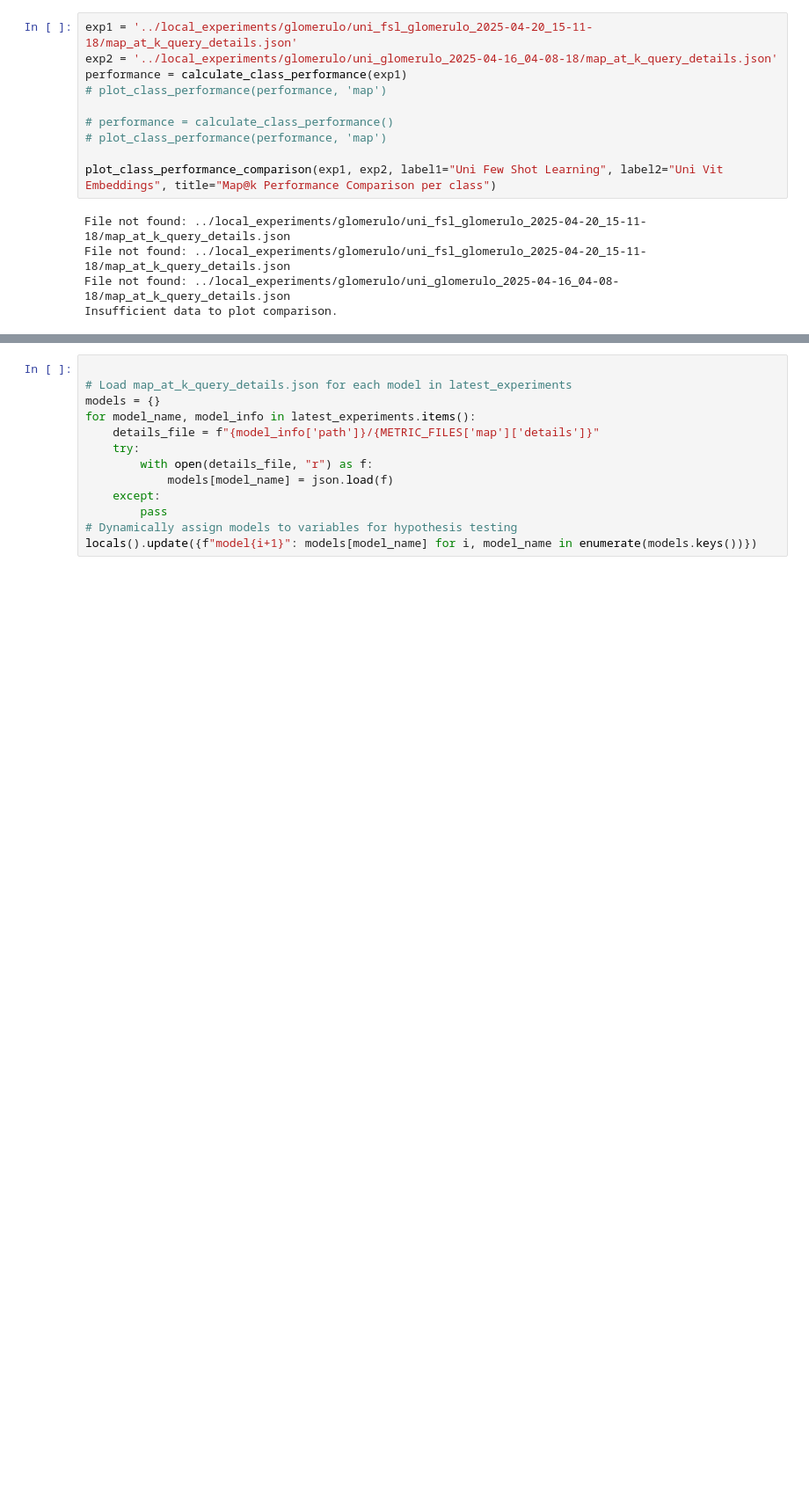
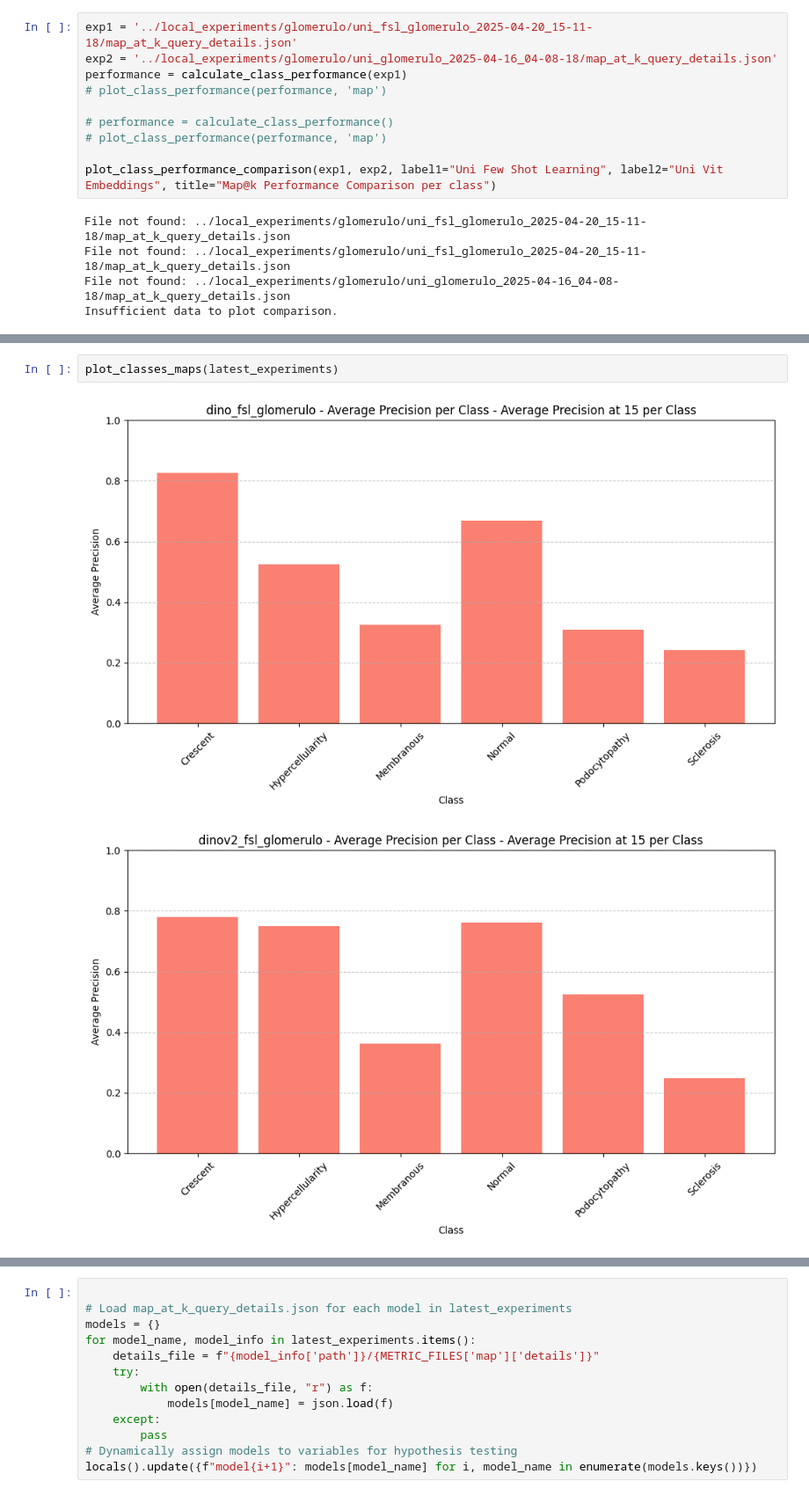
Before and after one commit to maods2/master-research-image-retrieval, a Jupyter notebook: notebooks/retr_test_fsl/retrieval_pretreined_glomerulo.ipynb, the cells around one changed output, grey strips where cells are left out. Shown: that part at 88% size. Cells and saved outputs as stored; diff of their text form; blank space fills up the shorter version.

```diff
--- a/notebooks/retr_test_fsl/retrieval_pretreined_glomerulo.ipynb
+++ b/notebooks/retr_test_fsl/retrieval_pretreined_glomerulo.ipynb
@@ -87,0 +68,5 @@ No class statistics to plot.
+# %%
+plot_classes_maps(latest_experiments)
+# %% [output]
+[figure, added]
+[figure, added]
```
Also changed, not shown: parts of 6 cells of this notebook, 8 other files.
